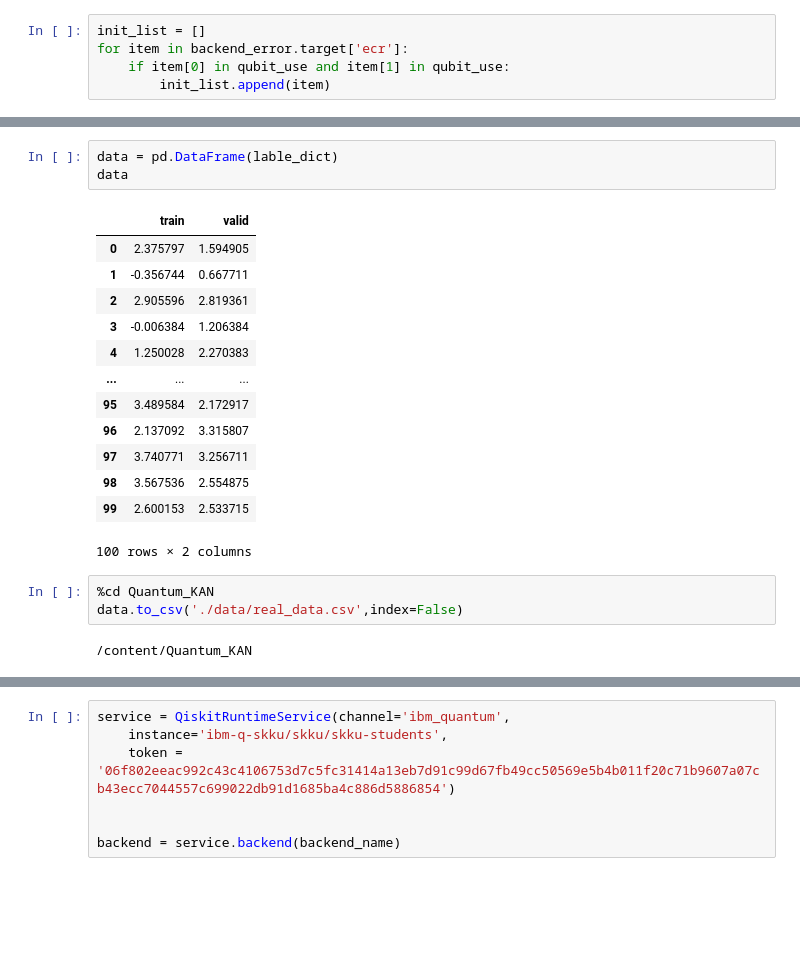
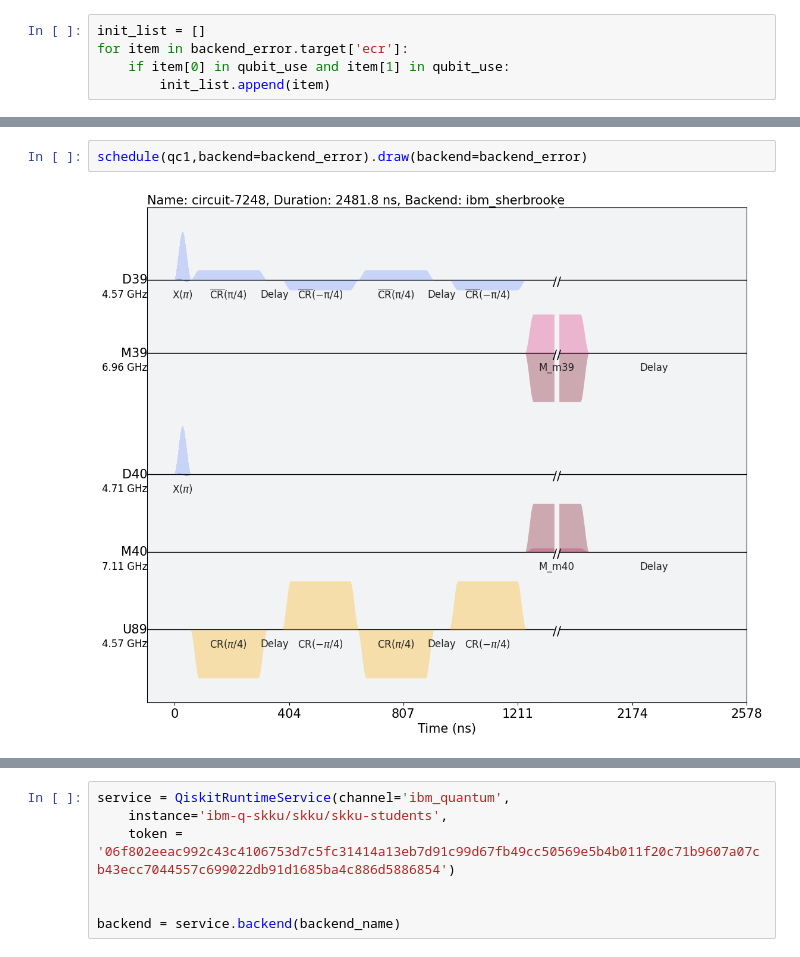
Before and after one commit to pop756/Quantum_KAN, a Jupyter notebook: Real_backend.ipynb, the cells around one changed output, grey strips where cells are left out. Drawn from its saved outputs; the diff is of its cells as text; blank space fills up the shorter version.

```diff
--- a/Real_backend.ipynb
+++ b/Real_backend.ipynb
@@ -309,22 +241,4 @@ data
-# %%
-data = pd.DataFrame(lable_dict)
-data
-# %% [output]
-|  | train | valid |
-| 0 | 2.375797 | 1.594905 |
-| 1 | -0.356744 | 0.667711 |
-| 2 | 2.905596 | 2.819361 |
-| 3 | -0.006384 | 1.206384 |
-| 4 | 1.250028 | 2.270383 |
-| ... | ... | ... |
-| 95 | 3.489584 | 2.172917 |
-| 96 | 2.137092 | 3.315807 |
-| 97 | 3.740771 | 3.256711 |
-| 98 | 3.567536 | 2.554875 |
-| 99 | 2.600153 | 2.533715 |
-100 rows × 2 columns
-# %%
-%cd Quantum_KAN
-data.to_csv('./data/real_data.csv',index=False)
-# %% [output]
-/content/Quantum_KAN
+# %%
+schedule(qc1,backend=backend_error).draw(backend=backend_error)
+# %% [output]
+[figure, added]
```
Also changed, not shown: parts of 41 cells of this notebook, 1 other file.
